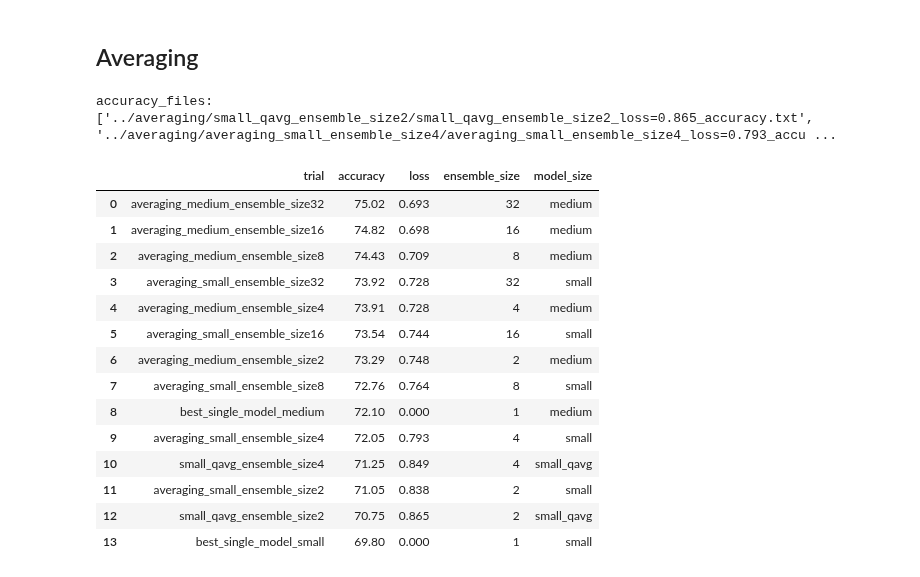
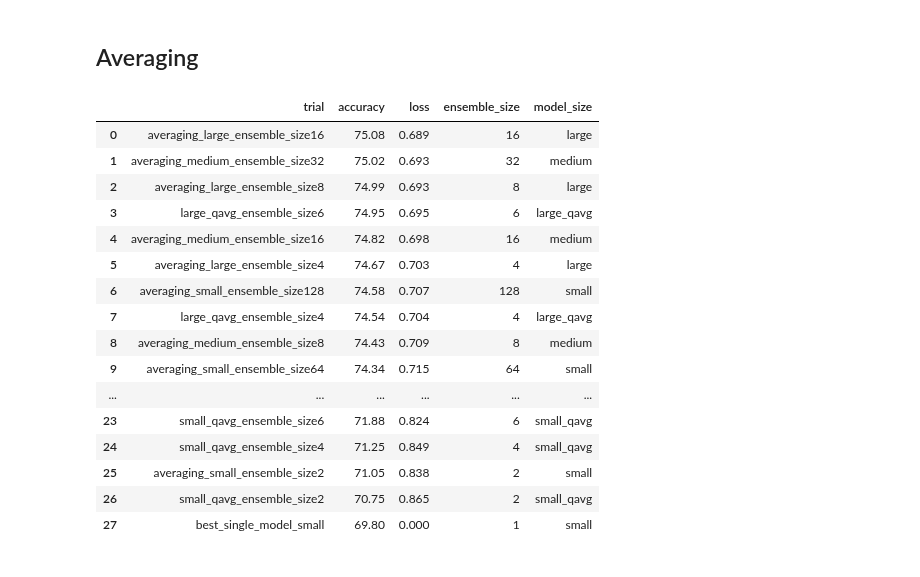
Before and after one commit to oliviaweng/logicnets, a Jupyter notebook: examples/jet_substructure/plots/analysis.ipynb, the cells around one changed output. Saved outputs shown, nothing was run; the diff lists cells and outputs as text; code cells hidden in the pictures.

```diff
--- a/examples/jet_substructure/plots/analysis.ipynb
+++ b/examples/jet_substructure/plots/analysis.ipynb
@@ -25,7 +26,6 @@ def parse_ensembling_experiment(experiment_dir):
     results_file = os.path.join(experiment_dir, "results.csv")
     with open(results_file, "w") as f:
         f.write("trial,accuracy,loss,ensemble_size,model_size\n")
-    print(f"accuracy_files: {accuracy_files}")
     for acc_f in accuracy_files:
         # Example accuracy file
         # averaging_small_ensemble_size2_loss=0.838_accuracy.txt
@@ -40,6 +40,10 @@ def parse_ensembling_experiment(experiment_dir):
         # Get model size
         if "small_qavg" in txt_file:
             model_size = "small_qavg"
+        elif "medium_qavg" in txt_file:
+            model_size = "medium_qavg"
+        elif "large_qavg" in txt_file:
+            model_size = "large_qavg"
         elif "small" in txt_file:
             model_size = "small"
         elif "medium" in txt_file:
@@ -54,49 +58,84 @@ def parse_ensembling_experiment(experiment_dir):
     df = df.sort_values("accuracy", ignore_index=True, ascending=False)
     df.to_csv(results_file, index=False)
     return df
+
+
+def plot_two_ensembles(df, model1, model2):
+    plot_df = df.loc[df["model_size"].isin([model1, model2])]
+    display(plot_df)
+    fig, ax = plt.subplots(figsize=(4, 3))
+    ax = sns.lineplot(
+        data=plot_df,
+        x="ensemble_size",
+        y="accuracy",
+        ax=ax,
+        hue="model_size",
+        linewidth=2,
+    )
+    plt.axhline(y=69.8, linewidth=1, linestyle="--", color="maroon", label="JSC-S")
+    plt.axhline(y=72.1, linewidth=1, linestyle="--", color="red", label="JSC-M")
+    plt.axhline(y=73.1, linewidth=1, linestyle="--", color="lightcoral", label="JSC-L")
+    ax.grid()
+    ax.legend()
+    ax.set_title("Averaging")
+    ax.set_ylabel("Accuracy (%)")
+    ax.set_xlabel("Ensemble Size")
+    fig.tight_layout()
+    plt.savefig(f"averaging_acc_v_ensemble_size_{model1}_v_{model2}_lineplot.pdf")
+    plt.savefig(f"averaging_acc_v_ensemble_size_{model1}_v_{model2}_lineplot.png")
 # %% [markdown]
 ## Averaging
 # %%
 experiment_dir = "../averaging"
 df = parse_ensembling_experiment(experiment_dir)
 best_single_model_small = {
     "trial": "best_single_model_small",
     "accuracy": 69.8,
     "loss": 0.0, # TODO: Update loss
     "ensemble_size": 1,
     "model_size": "small",
 }
 best_single_model_med = {
     "trial": "best_single_model_medium",
     "accuracy": 72.1,
     "loss": 0.0, # TODO: Update loss
     "ensemble_size": 1,
     "model_size": "medium",
 }
+best_single_model_large = {
+    "trial": "best_single_model_large",
+    "accuracy": 73.1,
+    "loss": 0.0, # TODO: Update loss
+    "ensemble_size": 1,
+    "model_size": "large",
+}
 best_single_model_small_df = pd.DataFrame(best_single_model_small, index=[0])
 best_single_model_med_df = pd.DataFrame(best_single_model_med, index=[0])
+best_single_model_large_df = pd.DataFrame(best_single_model_large, index=[0])
 df = pd.concat([df, best_single_model_small_df], ignore_index=True)
 df = pd.concat([df, best_single_model_med_df], ignore_index=True)
+df = pd.concat([df, best_single_model_large_df], ignore_index=True)
 df = df.sort_values("accuracy", ignore_index=True, ascending=False)
 averaging_df = df
 df
 # %% [output]
-accuracy_files: ['../averaging/small_qavg_ensemble_size2/small_qavg_ensemble_size2_loss=0.865_accuracy.txt', '../averaging/averaging_small_ensemble_size4/averaging_small_ensemble_size4_loss=0.793_accu ...
 |  | trial | accuracy | loss | ensemble_size | model_size |
-| 0 | averaging_medium_ensemble_size32 | 75.02 | 0.693 | 32 | medium |
-| 1 | averaging_medium_ensemble_size16 | 74.82 | 0.698 | 16 | medium |
-| 2 | averaging_medium_ensemble_size8 | 74.43 | 0.709 | 8 | medium |
-| 3 | averaging_small_ensemble_size32 | 73.92 | 0.728 | 32 | small |
-| 4 | averaging_medium_ensemble_size4 | 73.91 | 0.728 | 4 | medium |
-| 5 | averaging_small_ensemble_size16 | 73.54 | 0.744 | 16 | small |
-| 6 | averaging_medium_ensemble_size2 | 73.29 | 0.748 | 2 | medium |
-| 7 | averaging_small_ensemble_size8 | 72.76 | 0.764 | 8 | small |
-| 8 | best_single_model_medium | 72.10 | 0.000 | 1 | medium |
-| 9 | averaging_small_ensemble_size4 | 72.05 | 0.793 | 4 | small |
-| 10 | small_qavg_ensemble_size4 | 71.25 | 0.849 | 4 | small_qavg |
-| 11 | averaging_small_ensemble_size2 | 71.05 | 0.838 | 2 | small |
-| 12 | small_qavg_ensemble_size2 | 70.75 | 0.865 | 2 | small_qavg |
-| 13 | best_single_model_small | 69.80 | 0.000 | 1 | small |
+| 0 | averaging_large_ensemble_size16 | 75.08 | 0.689 | 16 | large |
+| 1 | averaging_medium_ensemble_size32 | 75.02 | 0.693 | 32 | medium |
+| 2 | averaging_large_ensemble_size8 | 74.99 | 0.693 | 8 | large |
+| 3 | large_qavg_ensemble_size6 | 74.95 | 0.695 | 6 | large_qavg |
+| 4 | averaging_medium_ensemble_size16 | 74.82 | 0.698 | 16 | medium |
+| 5 | averaging_large_ensemble_size4 | 74.67 | 0.703 | 4 | large |
+| 6 | averaging_small_ensemble_size128 | 74.58 | 0.707 | 128 | small |
+| 7 | large_qavg_ensemble_size4 | 74.54 | 0.704 | 4 | large_qavg |
+| 8 | averaging_medium_ensemble_size8 | 74.43 | 0.709 | 8 | medium |
+| 9 | averaging_small_ensemble_size64 | 74.34 | 0.715 | 64 | small |
+| ... | ... | ... | ... | ... | ... |
+| 23 | small_qavg_ensemble_size6 | 71.88 | 0.824 | 6 | small_qavg |
+| 24 | small_qavg_ensemble_size4 | 71.25 | 0.849 | 4 | small_qavg |
+| 25 | averaging_small_ensemble_size2 | 71.05 | 0.838 | 2 | small |
+| 26 | small_qavg_ensemble_size2 | 70.75 | 0.865 | 2 | small_qavg |
+| 27 | best_single_model_small | 69.80 | 0.000 | 1 | small |
 # %%
 """
 Line plot of accuracy vs ensemble size
```
Also changed, not shown: parts of 5 cells of this notebook, 33 other files.
